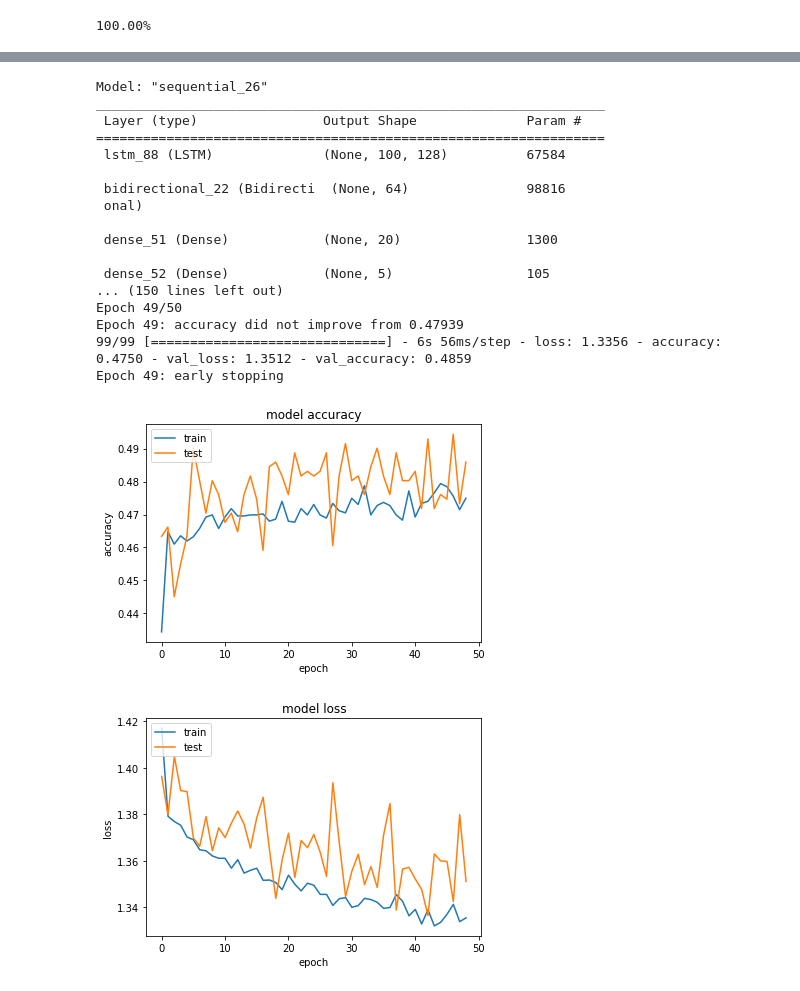
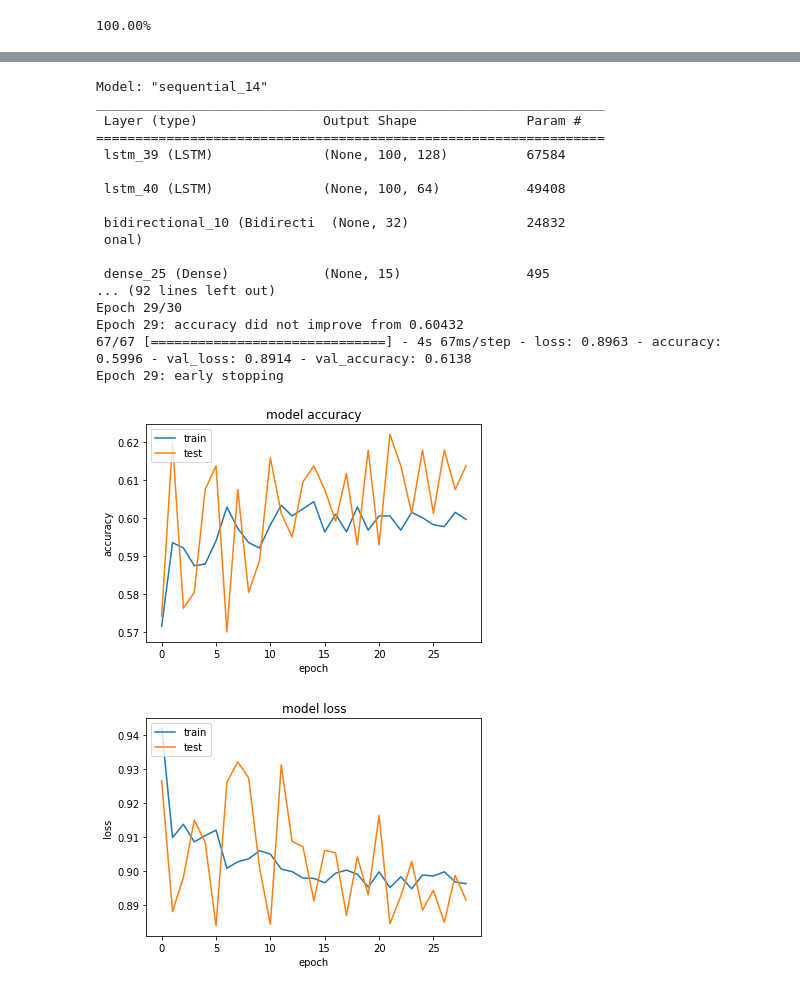
Before and after one commit to jmorgadov/trajectory-classification, a Jupyter notebook: lstm.ipynb, the cells around one changed output, grey strips where cells are left out. Drawn from its saved outputs; the diff is of its cells as text; code cells hidden in the pictures.

Commit message:
Improve LSTM model

```diff
--- a/lstm.ipynb
+++ b/lstm.ipynb
@@ -13,8 +16,8 @@ data = get_selected_data()
 # %% [output]
 100.00%
 # %%
-trajectories = [tmd["traj_data"] for tmd in data]
-classes = [tmd["class"] for tmd in data]
+trajectories = [tmd["traj_data"] for tmd in data if tmd["class"] != "train" and tmd["class"] != "bus"]
+classes = [tmd["class"] for tmd in data if tmd["class"] != "train" and tmd["class"] != "bus"]
 # %%
 le = preprocessing.LabelEncoder()
 le.fit(classes)
@@ -83,45 +84,45 @@ def predict(trajs, model, hist_size=75, cls = None):
 model = keras.Sequential()
 
 model.add(layers.LSTM(128, input_shape=(last_n_points, 3), return_sequences=True))
-model.add(layers.Bidirectional(layers.LSTM(64, input_shape=(last_n_points, 3)), merge_mode='ave'))
-model.add(layers.Dense(20, activation='relu'))
-model.add(layers.Dense(5, activation='softmax'))
+model.add(layers.LSTM(64, input_shape=(last_n_points, 3), return_sequences=True))
+model.add(layers.Bidirectional(layers.LSTM(32, input_shape=(last_n_points, 3)), merge_mode='ave'))
+model.add(layers.Dense(15, activation='relu'))
+model.add(layers.Dense(3, activation='softmax'))
 
 model.compile(loss='sparse_categorical_crossentropy',
               optimizer='rmsprop',
-#               optimizer='adam',
               metrics=['accuracy'])
 model.summary()
 
 
 es = keras.callbacks.EarlyStopping(monitor='loss', mode='min', verbose=1, patience=5)
-mc = keras.callbacks.ModelCheckpoint('best_model_6.h5', monitor='accuracy', mode='max', verbose=1, save_best_only=True)
+mc = keras.callbacks.ModelCheckpoint('best_model_9.h5', monitor='accuracy', mode='max', verbose=1, save_best_only=True)
 
-history = model.fit(tX, ty, epochs=50, callbacks=[mc, es], validation_data=(vX, vy))
+history = model.fit(tX, ty, epochs=30, callbacks=[mc, es], validation_data=(vX, vy))
 # %% [output]
-Model: "sequential_26"
+Model: "sequential_14"
 _________________________________________________________________
  Layer (type)                Output Shape              Param #
 =================================================================
- lstm_88 (LSTM)              (None, 100, 128)          67584
+ lstm_39 (LSTM)              (None, 100, 128)          67584
 
- bidirectional_22 (Bidirecti  (None, 64)               98816
+ lstm_40 (LSTM)              (None, 100, 64)           49408
+
+ bidirectional_10 (Bidirecti  (None, 32)               24832
  onal)
 
- dense_51 (Dense)            (None, 20)                1300
-
- dense_52 (Dense)            (None, 5)                 105
-... (150 lines left out)
-Epoch 49/50
-Epoch 49: accuracy did not improve from 0.47939
-99/99 [==============================] - 6s 56ms/step - loss: 1.3356 - accuracy: 0.4750 - val_loss: 1.3512 - val_accuracy: 0.4859
-Epoch 49: early stopping
+ dense_25 (Dense)            (None, 15)                495
+... (92 lines left out)
+Epoch 29/30
+Epoch 29: accuracy did not improve from 0.60432
+67/67 [==============================] - 4s 67ms/step - loss: 0.8963 - accuracy: 0.5996 - val_loss: 0.8914 - val_accuracy: 0.6138
+Epoch 29: early stopping
 # %%
-save_history(history.history, "history_6")
+save_history(history.history, "history_78")
 plot_model_results(history.history)
 # %% [output]
-[figure, old version]
+[figure, new version]
-[figure, old version]
+[figure, new version]
 # %%
 print(model.evaluate(teX, tey))
 print()
```
Also changed, not shown: parts of 3 cells of this notebook, 4 other files.
